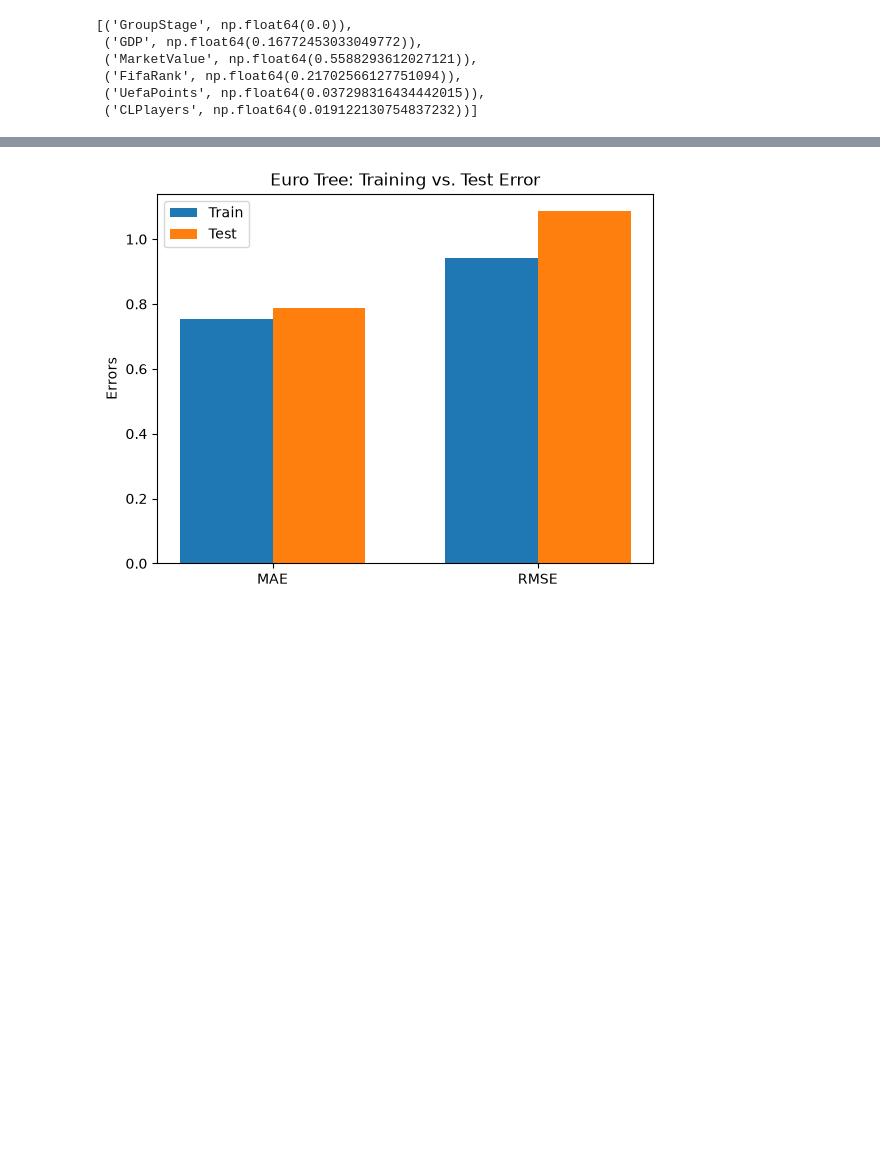
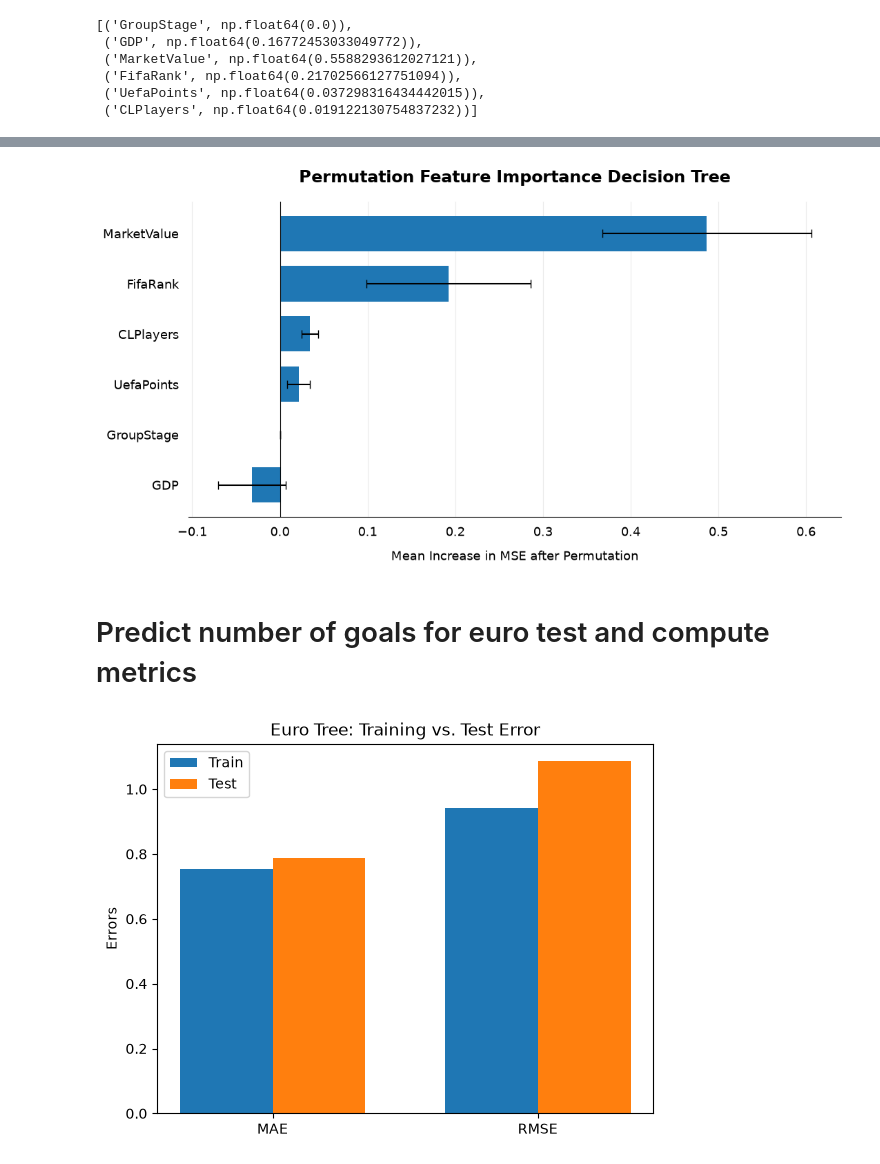
Before and after one commit to TuDCaseStudies26/CS2, a Jupyter notebook: sheet2/taski.ipynb, the cells around one changed output, grey strips where cells are left out. Drawn from its saved outputs; the diff is of its cells as text; code cells hidden in the pictures; blank space fills up the shorter version.

```diff
--- a/sheet2/taski.ipynb
+++ b/sheet2/taski.ipynb
@@ -296,6 +345,73 @@ euro_test_res: pd.Series = euro_test_df[euro_response]
 euro_test_pred: np.ndarray = euro_tree.predict(euro_feat_test_df)
 euro_test_mae: float = mean_absolute_error(euro_test_res, euro_test_pred)
 euro_test_rmse: float = root_mean_squared_error(euro_test_res, euro_test_pred)
+# %%
+perm_importance: Bunch = permutation_importance(
+    euro_tree,
+    euro_feat_test_df,
+    euro_test_res,
+    scoring="neg_mean_squared_error",
+    n_repeats=20,
+    random_state=SEED,
+    n_jobs=-1
+)
+importance_df: pd.DataFrame = pd.DataFrame(
+    {
+    "importances": perm_importance.importances_mean,
+    "std": perm_importance.importances_std,
+    },
+    index= euro_tree.feature_names_in_,
+).sort_values("importances")
+# %%
+fig, ax = plt.subplots(figsize=(11, 6))
+
+ax.barh(
+    importance_df.index,
+    importance_df["importances"],
+    xerr=importance_df["std"],
+    capsize=4,
+    height=0.7
+)
+
+ax.set_title(
+    "Permutation Feature Importance Decision Tree",
+    fontsize=17,
+    fontweight="bold",
+    pad=20
+)
+
+ax.set_xlabel(
+    "Mean Increase in MSE after Permutation",
+    fontsize=13,
+    labelpad=12
+)
+
+ax.tick_params(
+    labelsize=13,
+    pad=10,
+    length=0
+)
+
+ax.grid(axis="x", linestyle="-", alpha=.25)
+ax.set_axisbelow(True)
+
+ax.axvline(0, color="black", linewidth=0.8)
+
+for spine in ["top", "right", "left"]:
+    ax.spines[spine].set_visible(False)
+
+fig.tight_layout()
+
+fig.savefig(
+    "../graphs/philipp_perm_graph_test.png",
+    dpi=300,
+    bbox_inches="tight"
+)
+plt.show()
+# %% [output]
+[figure, added]
+# %% [markdown]
+# Predict number of goals for euro test and compute metrics
 # %%
 stats: list[str] = ["MAE", "RMSE"]
 euro_comparison: dict[str, list[float]] = {
```
Also changed, not shown: parts of 6 cells of this notebook.
